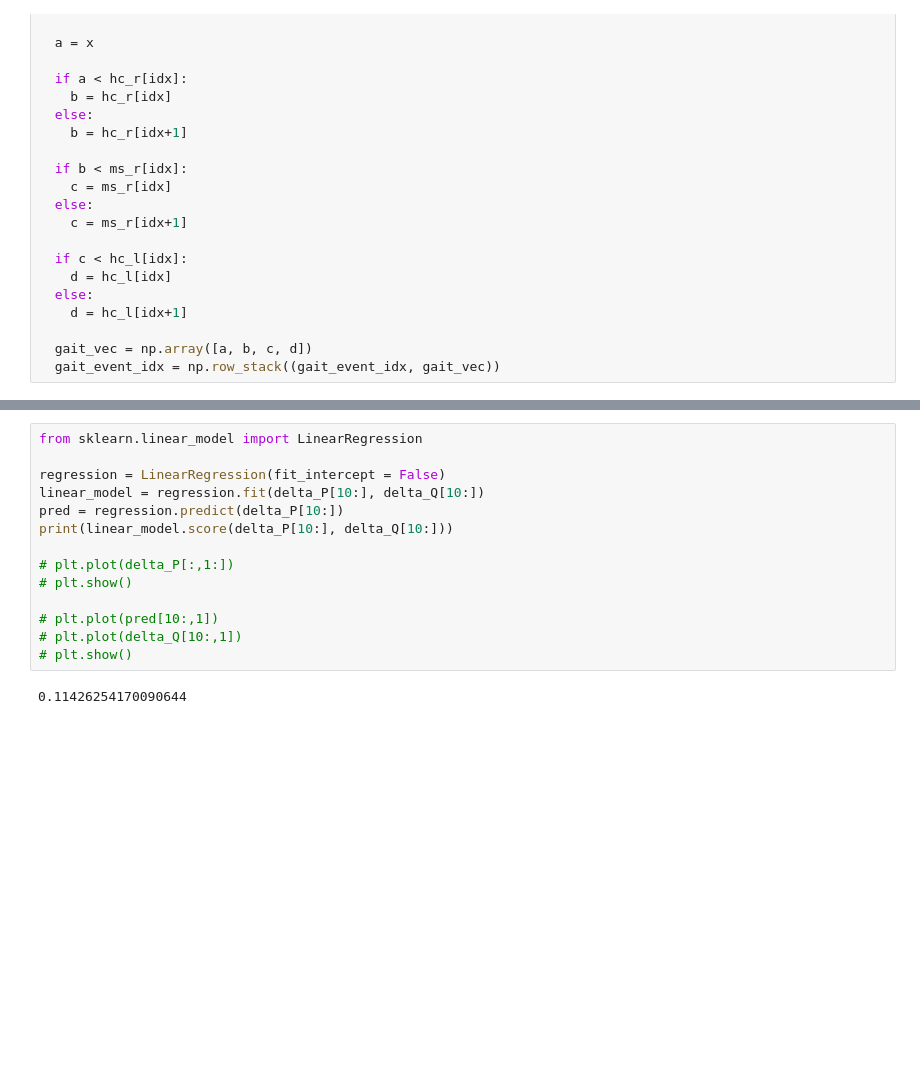
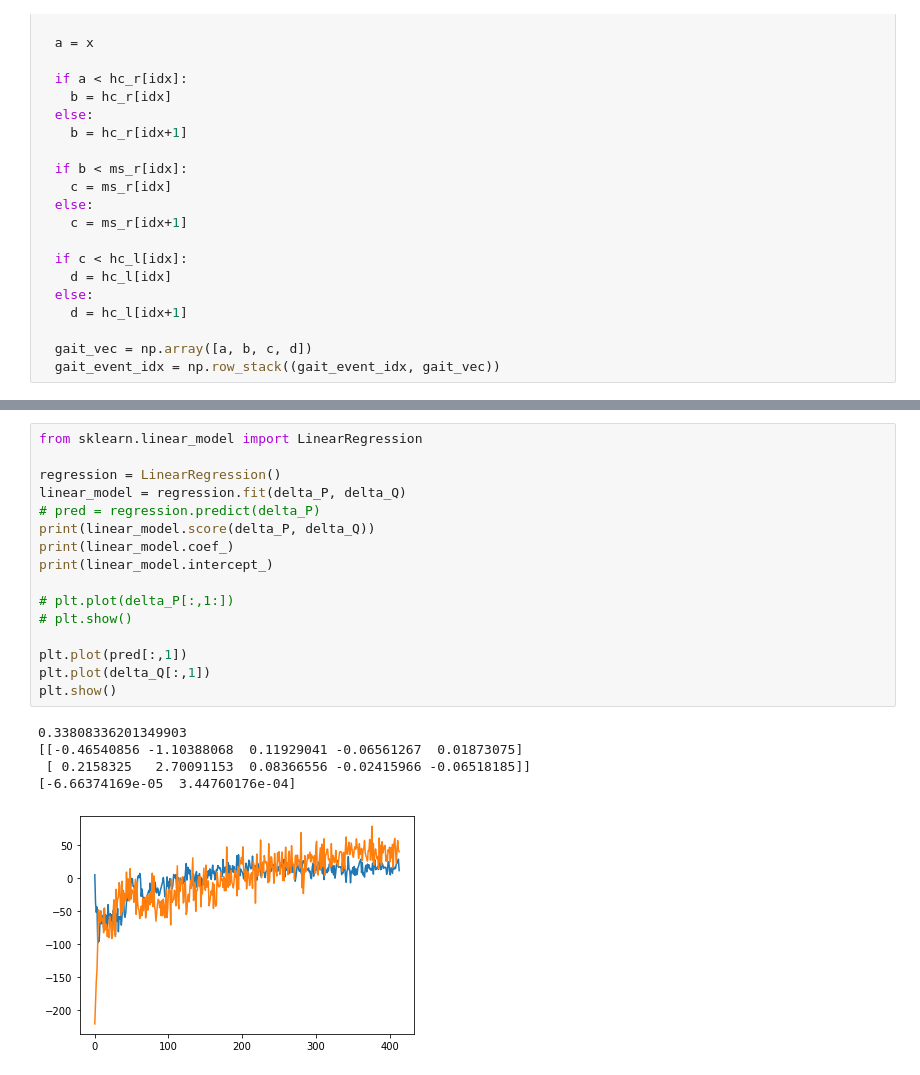
Before and after one commit to inseungkang/learningalgos, a Jupyter notebook: Controller_Inference.ipynb, the cells around one changed output, grey strips where cells are left out. Saved outputs shown, nothing was run; the diff lists cells and outputs as text; blank space fills up the shorter version.

```diff
--- a/Controller_Inference.ipynb
+++ b/Controller_Inference.ipynb
@@ -199,19 +196,25 @@ plt.show()
 # %%
 from sklearn.linear_model import LinearRegression
 
-regression = LinearRegression(fit_intercept = False)
-linear_model = regression.fit(delta_P[10:], delta_Q[10:])
-pred = regression.predict(delta_P[10:])
-print(linear_model.score(delta_P[10:], delta_Q[10:]))
+regression = LinearRegression()
+linear_model = regression.fit(delta_P, delta_Q)
+# pred = regression.predict(delta_P)
+print(linear_model.score(delta_P, delta_Q))
+print(linear_model.coef_)
+print(linear_model.intercept_)
 
 # plt.plot(delta_P[:,1:])
 # plt.show()
 
-# plt.plot(pred[10:,1])
-# plt.plot(delta_Q[10:,1])
-# plt.show()
+plt.plot(pred[:,1])
+plt.plot(delta_Q[:,1])
+plt.show()
 # %% [output]
-0.11426254170090644
+0.33808336201349903
+[[-0.46540856 -1.10388068  0.11929041 -0.06561267  0.01873075]
+ [ 0.2158325   2.70091153  0.08366556 -0.02415966 -0.06518185]]
+[-6.66374169e-05  3.44760176e-04]
+[figure, added]
 # %%
 plt.plot(delta_Q[:,1],pred[:,1], 'o')
 plt.xlim(-20, 20)
```
Also changed, not shown: parts of 7 cells of this notebook.
